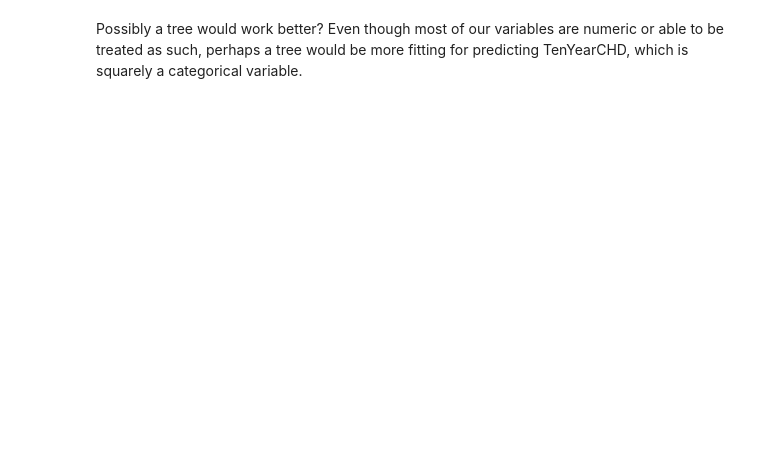
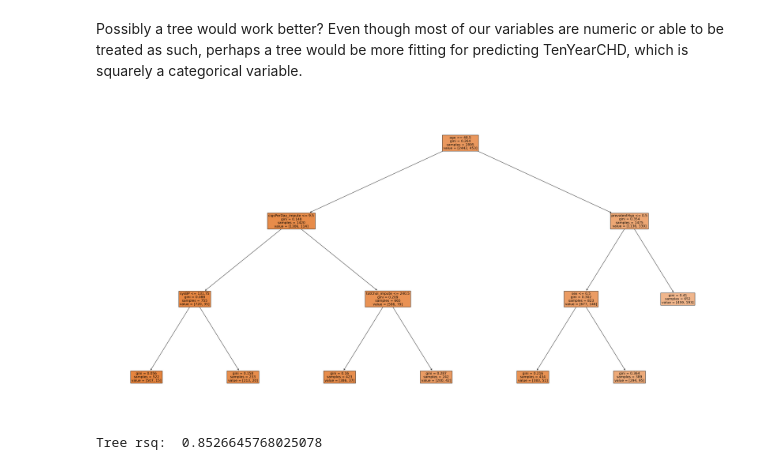
Before and after one commit to vnewsome/project_chd, a Jupyter notebook: ML_project2.ipynb, the cells around one changed output. Saved outputs shown, nothing was run; the diff lists cells and outputs as text; code cells hidden in the pictures; blank space fills up the shorter version.

Commit message:
Added more data cleaning by removing glucose nans, and made the classification tree prediction

```diff
--- a/ML_project2.ipynb
+++ b/ML_project2.ipynb
@@ -15,7 +15,7 @@ import seaborn as sns
 # %%
 # NOTE: training data = data; test data = tdata
 # load the training data
-data = pd.read_csv("/content/project_chd/fhs_train.csv", low_memory=False)
+data = pd.read_csv("fhs_train.csv", low_memory=False)
 # %%
 # examining training data
 data.head()
@@ -131,7 +131,7 @@ data.loc[:,['age','TenYearCHD'] ].groupby('TenYearCHD').describe()     # possibl
 | 1 | 487.0 | 54.172485 | 7.954541 | 35.0 | 48.0 | 55.0 | 61.0 | 70.0 |
 # %%
 # load the testing data
-tdata = pd.read_csv("/content/project_chd/fhs_test.csv", low_memory=False)
+tdata = pd.read_csv("fhs_test.csv", low_memory=False)
 # %%
 # examining and cleaning the test data if necessary
 tdata.head()
@@ -274,6 +274,10 @@ Total Missings:
 data['totChol_impute'] = data['totChol'].fillna(data['totChol'].mean)
 data['BMI_impute'] = data['BMI'].fillna(data['BMI'].mean)
 data['cigsPerDay_impute'] = data['cigsPerDay'].fillna(data['cigsPerDay'].median)
+
+data['totChol_impute'] = pd.to_numeric(data['totChol_impute'], errors='coerce')
+data['BMI_impute'] = pd.to_numeric(data['BMI_impute'], errors='coerce')
+data['cigsPerDay_impute'] = pd.to_numeric(data['cigsPerDay_impute'], errors='coerce')
 # %%
 data['age_scale'] = np.arcsinh(data['age'])
 # %%
@@ -324,3 +328,43 @@ print(reg.score(X, y))
 0.0500268926646269
 # %% [markdown]
 Possibly a tree would work better? Even though most of our variables are numeric or able to be treated as such, perhaps a tree would be more fitting for predicting TenYearCHD, which is squarely a categorical variable.
+# %%
+# dropping NAs from glucose in both the train and test data
+data = data.dropna(subset=['glucose'])
+tdata = tdata.dropna(subset=['glucose'])
+
+# Relatively few missings, so imputed values
+tdata['totChol_impute'] = tdata['totChol'].fillna(data['totChol'].mean)
+tdata['BMI_impute'] = tdata['BMI'].fillna(data['BMI'].mean)
+tdata['cigsPerDay_impute'] = tdata['cigsPerDay'].fillna(data['cigsPerDay'].median)
+
+tdata['totChol_impute'] = pd.to_numeric(tdata['totChol_impute'], errors='coerce')
+tdata['BMI_impute'] = pd.to_numeric(tdata['BMI_impute'], errors='coerce')
+tdata['cigsPerDay_impute'] = pd.to_numeric(tdata['cigsPerDay_impute'], errors='coerce')
+# %%
+from sklearn.tree import DecisionTreeClassifier # Import the tree classifier
+from sklearn.tree import plot_tree #Import the tree classifier
+
+# Process data:
+y_train = data['TenYearCHD']
+X_train = data.drop(['TenYearCHD','age_scale','cigsPerDay','BMI','totChol','cigsPerDay_nan','BMI_nan','totChol_nan'], axis=1)
+var_list = list(X_train.columns)
+
+# Fit decision tree:
+cart = DecisionTreeClassifier(max_depth=3,min_samples_leaf=100) # Create a classifier object, limit depth to 5 to prevent overbranching
+cart = cart.fit(X_train, y_train) # Fit the classifier
+
+# Visualize results:
+fig, ax = plt.subplots(figsize=(40, 20))
+plot_tree(cart,filled=True, ax=ax, fontsize = 12,feature_names=var_list)
+plt.show()
+
+# Compute R-squared error:
+X_test = tdata.drop(['TenYearCHD','cigsPerDay','BMI','totChol'], axis=1)
+y_test = tdata['TenYearCHD']
+y_hat = cart.predict(X_test)
+
+print('Tree rsq: ', cart.score(X_test, y_test) ) # R-squared
+# %% [output]
+[figure, added]
+Tree rsq:  0.8526645768025078
```
Also changed, not shown: parts of 3 cells of this notebook.
